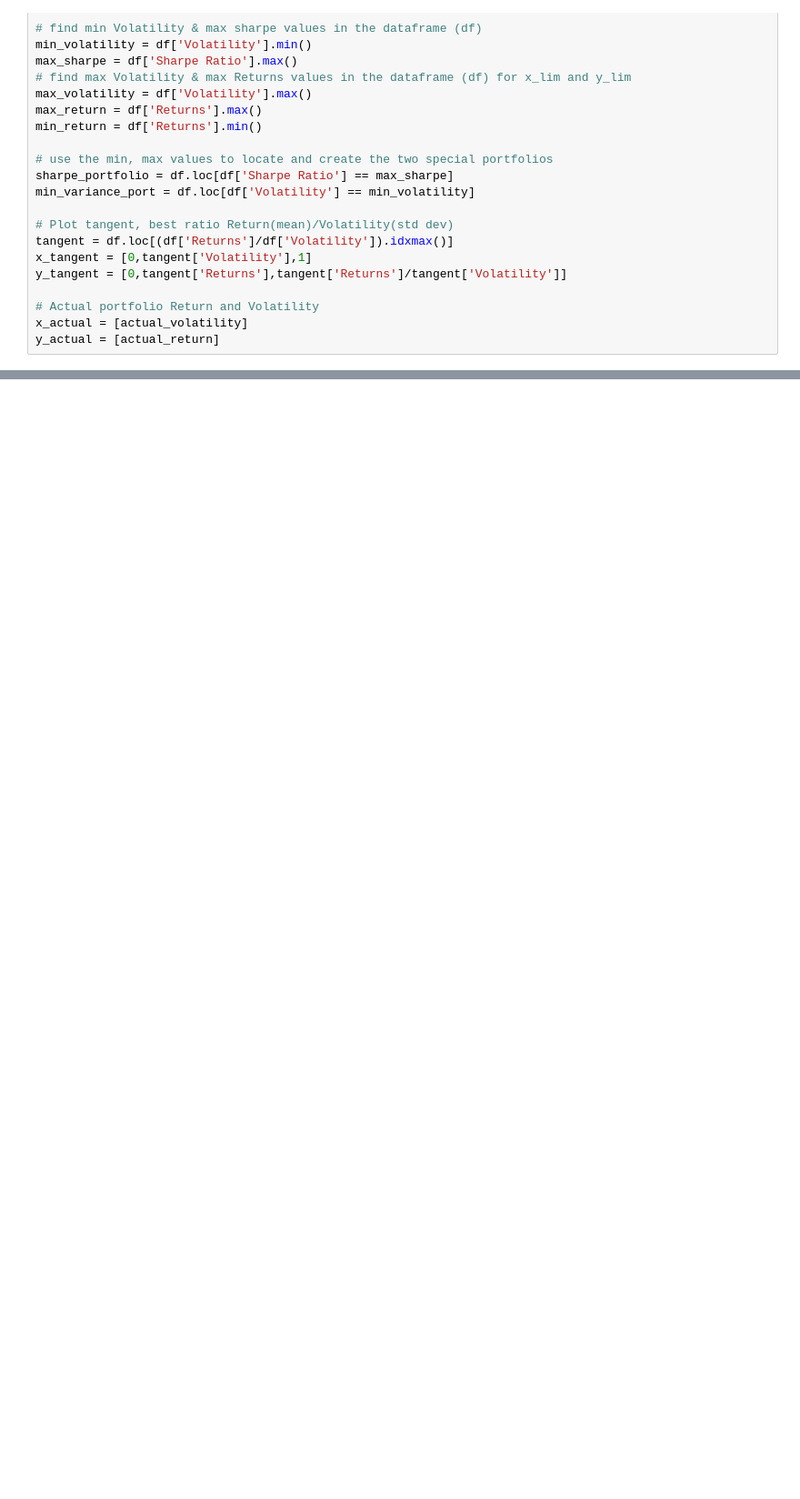
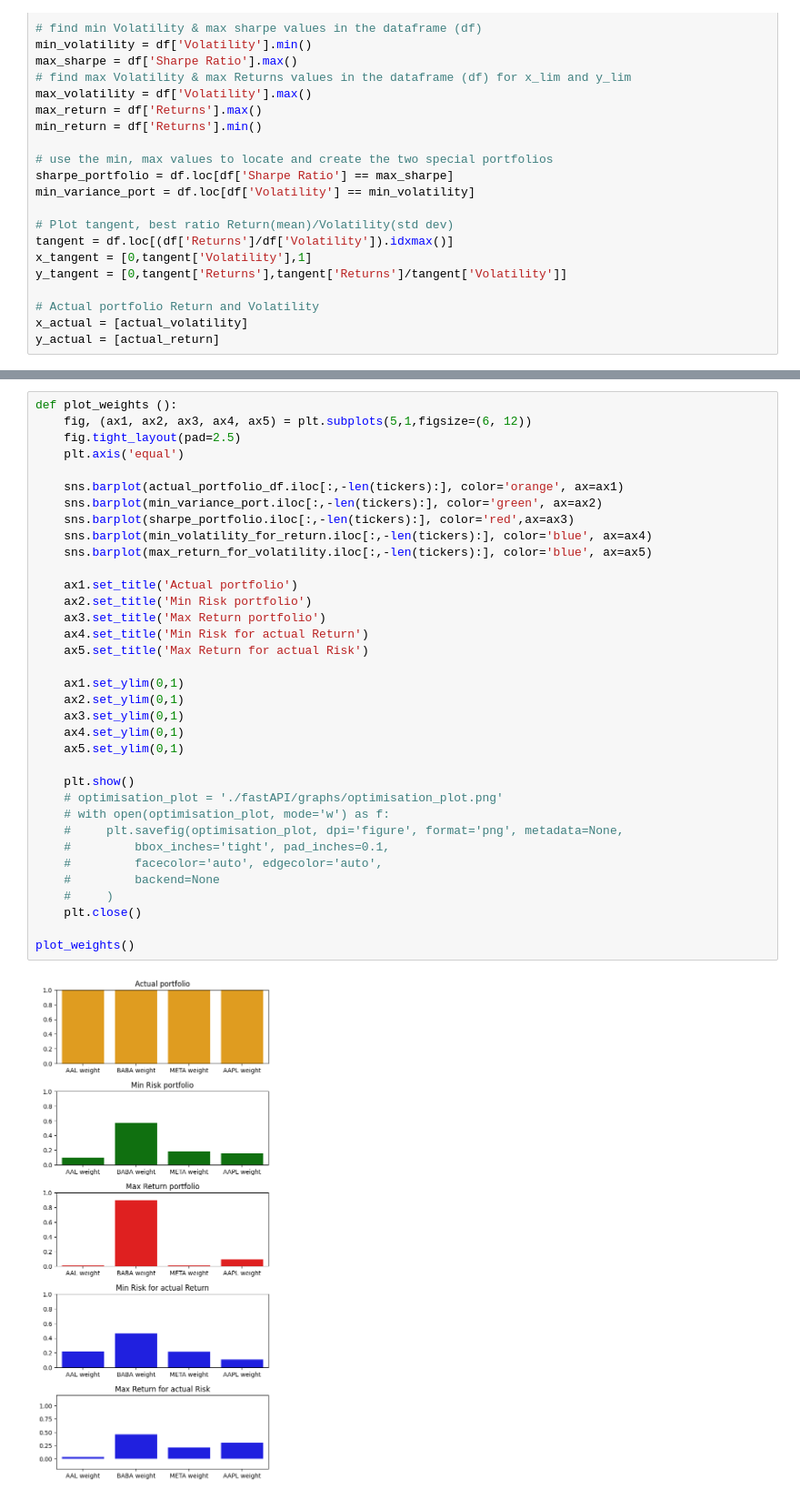
Before and after one commit to Laverdure77/Portfolio_Forecasting, a Jupyter notebook: notebooks/pyPortfolioOpt.ipynb, the cells around one changed output, grey strips where cells are left out. Shown at 91% size. Drawn from its saved outputs; the diff is of its cells as text; blank space fills up the shorter version.

```diff
--- a/notebooks/pyPortfolioOpt.ipynb
+++ b/notebooks/pyPortfolioOpt.ipynb
@@ -169,0 +187,37 @@ Min Volability for actual Return : 0.1645
+# %%
+def plot_weights ():
+    fig, (ax1, ax2, ax3, ax4, ax5) = plt.subplots(5,1,figsize=(6, 12))
+    fig.tight_layout(pad=2.5)
+    plt.axis('equal')
+
+    sns.barplot(actual_portfolio_df.iloc[:,-len(tickers):], color='orange', ax=ax1)
+    sns.barplot(min_variance_port.iloc[:,-len(tickers):], color='green', ax=ax2)
+    sns.barplot(sharpe_portfolio.iloc[:,-len(tickers):], color='red',ax=ax3)
+    sns.barplot(min_volatility_for_return.iloc[:,-len(tickers):], color='blue', ax=ax4)
+    sns.barplot(max_return_for_volatility.iloc[:,-len(tickers):], color='blue', ax=ax5)
+
+    ax1.set_title('Actual portfolio')
+    ax2.set_title('Min Risk portfolio')
+    ax3.set_title('Max Return portfolio')
+    ax4.set_title('Min Risk for actual Return')
+    ax5.set_title('Max Return for actual Risk')
+
+    ax1.set_ylim(0,1)
+    ax2.set_ylim(0,1)
+    ax3.set_ylim(0,1)
+    ax4.set_ylim(0,1)
+    ax5.set_ylim(0,1)
+
+    plt.show()
+    # optimisation_plot = './fastAPI/graphs/optimisation_plot.png'
+    # with open(optimisation_plot, mode='w') as f:
+    #     plt.savefig(optimisation_plot, dpi='figure', format='png', metadata=None,
+    #         bbox_inches='tight', pad_inches=0.1,
+    #         facecolor='auto', edgecolor='auto',
+    #         backend=None
+    #     )
+    plt.close()
+
+plot_weights()
+# %% [output]
+[figure, added]
```
Also changed, not shown: parts of 9 cells of this notebook, 9 other files.
